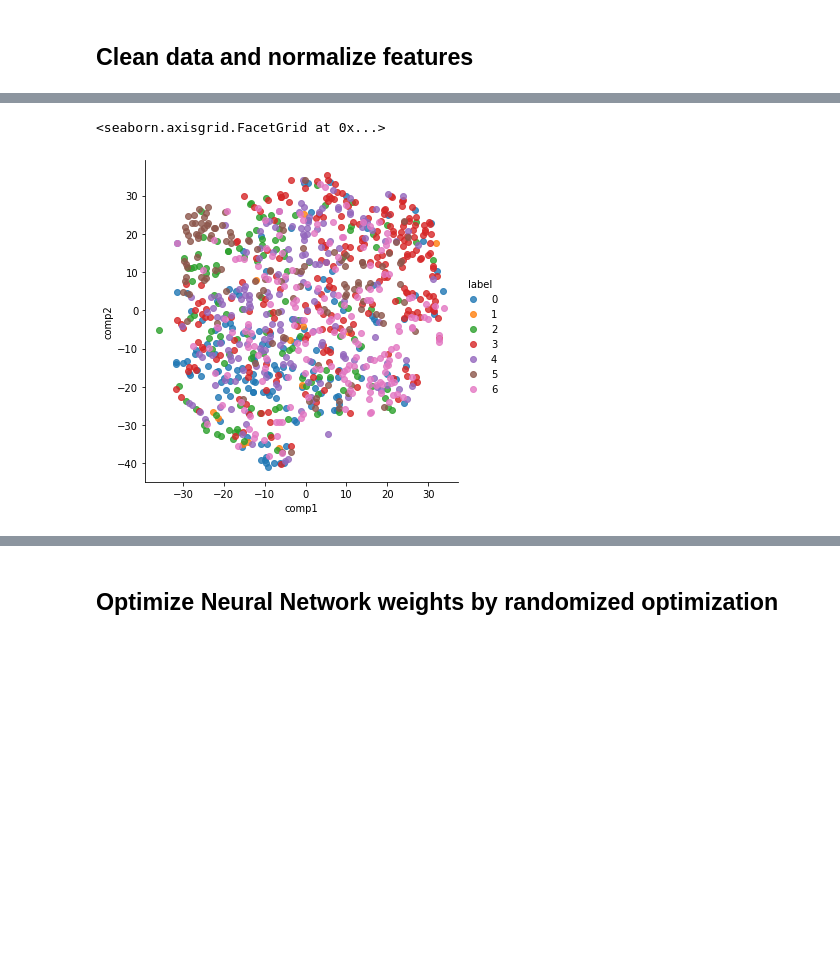
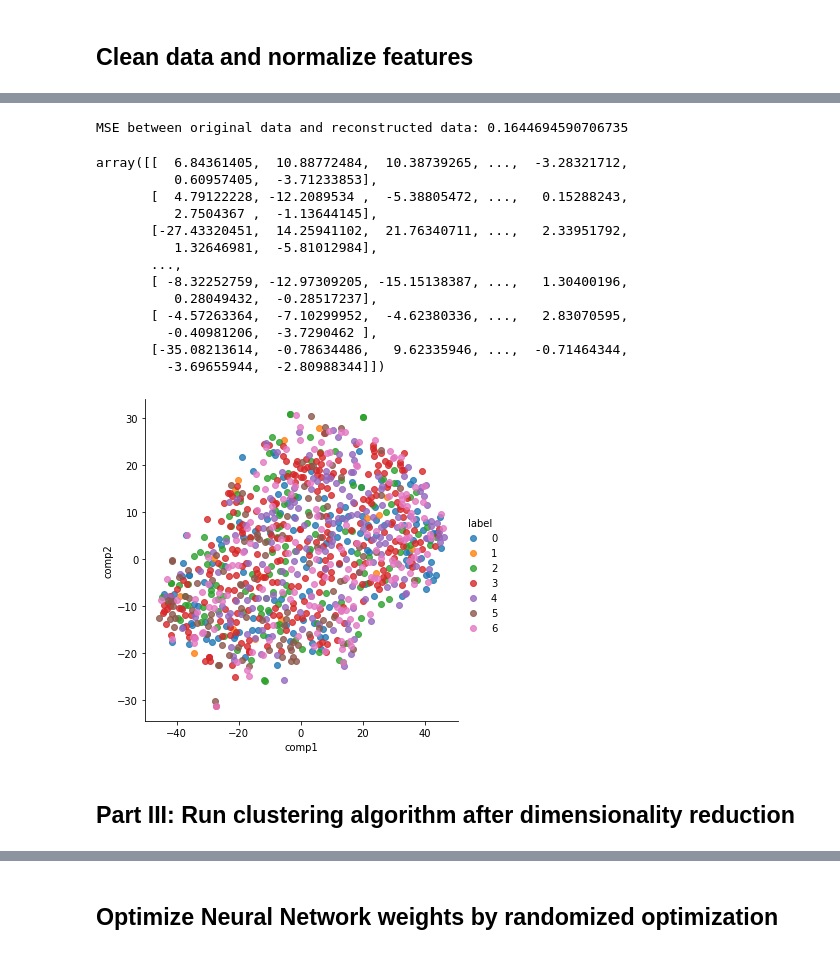
Before and after one commit to yujing1004/cs7641, a Jupyter notebook: assignment3/unsupervised_learning.ipynb, the cells around one changed output, grey strips where cells are left out. Saved outputs shown, nothing was run; the diff lists cells and outputs as text; code cells hidden in the pictures; blank space fills up the shorter version.

```diff
--- a/assignment3/unsupervised_learning.ipynb
+++ b/assignment3/unsupervised_learning.ipynb
@@ -163,7 +164,7 @@ sns.lmplot(x='comp1', y='comp2', data=df_tsne, hue='label', fit_reg=False)
 # %%
-dr_algorithm = 'lda'
+dr_algorithm = 'pca'
 assert dr_algorithm in {'pca', 'ica', 'random_projection', 'lda'}
-n_components = 5
+n_components = 50
 # %%
 def construct_dr_model(dr_algorithm, n_components):
     if dr_algorithm == 'pca':
@@ -185,14 +179,38 @@ if dr_algorithm == 'pca' or dr_algorithm == 'ica':
-# %%
-def sample_rows(X, y, num_rows_to_sample):
-    num_total_rows = X.shape[0]
-    random_indices = np.random.choice(num_total_rows, size=num_rows_to_sample, replace=False)
-    return X[random_indices, :], y[random_indices]
-
-sampled_X, sampled_y = sample_rows(reduced_X, train_y, 1000)
-embedded_X = TSNE(n_components=2).fit_transform(sampled_X)
-df_tsne = pd.DataFrame(embedded_X, columns=['comp1', 'comp2'])
-df_tsne['label'] = sampled_y
-sns.lmplot(x='comp1', y='comp2', data=df_tsne, hue='label', fit_reg=False)
-# %% [output]
-<seaborn.axisgrid.FacetGrid at 0x...>
-[figure, removed]
+# %%
+def dr_all_in_one(dr_algorithm, n_components, train_X, train_y):
+    # Apply dimensionality reduction algorithm
+    dr_model = construct_dr_model(dr_algorithm, n_components)
+    reduced_X = dr_model.fit_transform(train_X, train_y)
+    # Evaluate MSE between original data and reconstructed data (if possible)
+    if dr_algorithm == 'pca' or dr_algorithm == 'ica':
+        reconstructed_X = dr_model.inverse_transform(reduced_X)
+        print('MSE between original data and reconstructed data: {}'
+              .format(mean_squared_error(train_X, reconstructed_X)))
+    # Visulize dimensionality reduction result against true labels in 2D
+    sampled_X, sampled_y = sample_rows(reduced_X, train_y, 1000)
+    embedded_X = TSNE(n_components=2).fit_transform(sampled_X)
+    df_tsne = pd.DataFrame(embedded_X, columns=['comp1', 'comp2'])
+    df_tsne['label'] = sampled_y
+    sns.lmplot(x='comp1', y='comp2', data=df_tsne, hue='label', fit_reg=False)
+
+    return reduced_X
+
+dr_all_in_one(dr_algorithm, n_components, train_X, train_y)
+# %% [output]
+MSE between original data and reconstructed data: 0.1644694590706735
+array([[  6.84361405,  10.88772484,  10.38739265, ...,  -3.28321712,
+          0.60957405,  -3.71233853],
+       [  4.79122228, -12.2089534 ,  -5.38805472, ...,   0.15288243,
+          2.7504367 ,  -1.13644145],
+       [-27.43320451,  14.25941102,  21.76340711, ...,   2.33951792,
+          1.32646981,  -5.81012984],
+       ...,
+       [ -8.32252759, -12.97309205, -15.15138387, ...,   1.30400196,
+          0.28049432,  -0.28517237],
+       [ -4.57263364,  -7.10299952,  -4.62380336, ...,   2.83070595,
+         -0.40981206,  -3.7290462 ],
+       [-35.08213614,  -0.78634486,   9.62335946, ...,  -0.71464344,
+         -3.69655944,  -2.80988344]])
+[figure, added]
+# %% [markdown]
+## Part III: Run clustering algorithm after dimensionality reduction
```
Also changed, not shown: parts of 11 cells of this notebook.
